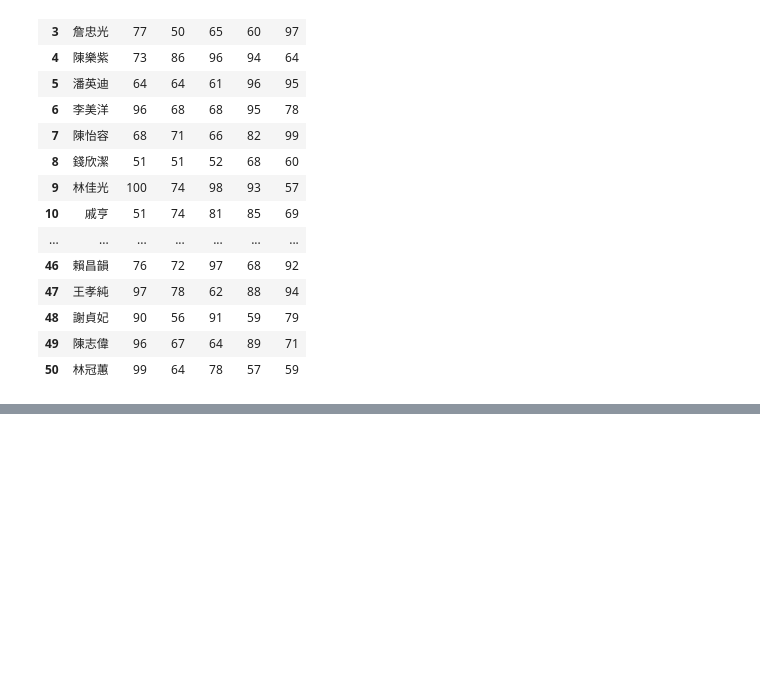
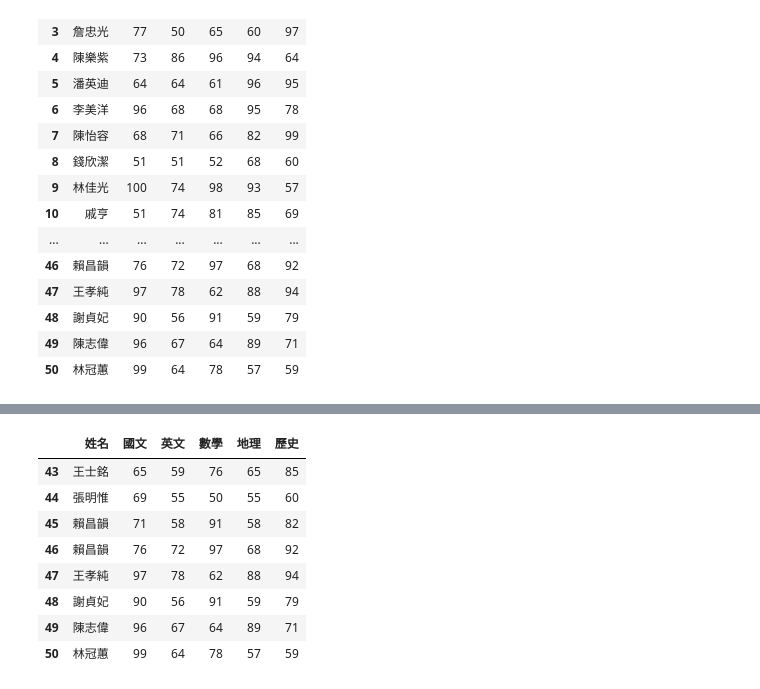
Before and after one commit to roberthsu2003/__2023_07_25__, a Jupyter notebook: lesson16_6.ipynb, the cells around one changed output, grey strips where cells are left out. Saved outputs shown, nothing was run; the diff lists cells and outputs as text; code cells hidden in the pictures; blank space fills up the shorter version.

```diff
--- a/lesson16_6.ipynb
+++ b/lesson16_6.ipynb
@@ -65,0 +78,12 @@ students_df
+# %%
+students_df.tail(n=8)
+# %% [output]
+|  | 姓名 | 國文 | 英文 | 數學 | 地理 | 歷史 |
+| 43 | 王士銘 | 65 | 59 | 76 | 65 | 85 |
+| 44 | 張明惟 | 69 | 55 | 50 | 55 | 60 |
+| 45 | 賴昌韻 | 71 | 58 | 91 | 58 | 82 |
+| 46 | 賴昌韻 | 76 | 72 | 97 | 68 | 92 |
+| 47 | 王孝純 | 97 | 78 | 62 | 88 | 94 |
+| 48 | 謝貞妃 | 90 | 56 | 91 | 59 | 79 |
+| 49 | 陳志偉 | 96 | 67 | 64 | 89 | 71 |
+| 50 | 林冠蕙 | 99 | 64 | 78 | 57 | 59 |
```
Also changed, not shown: parts of 3 cells of this notebook.
